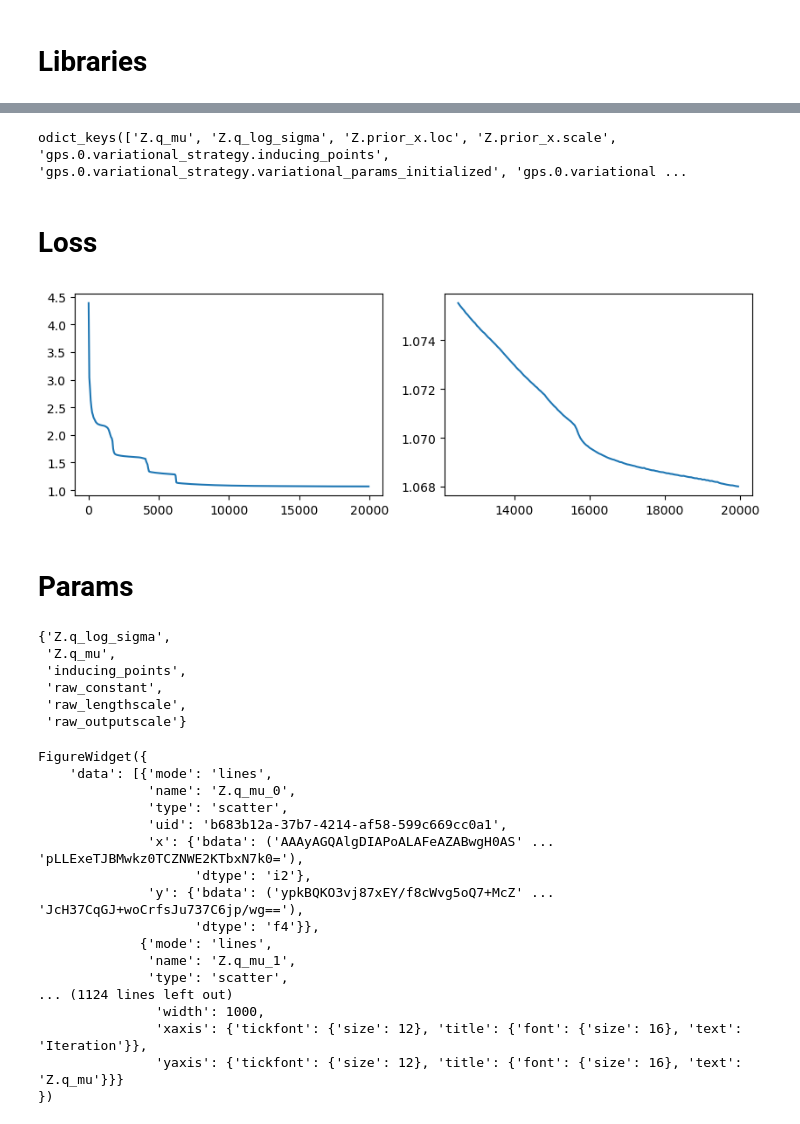
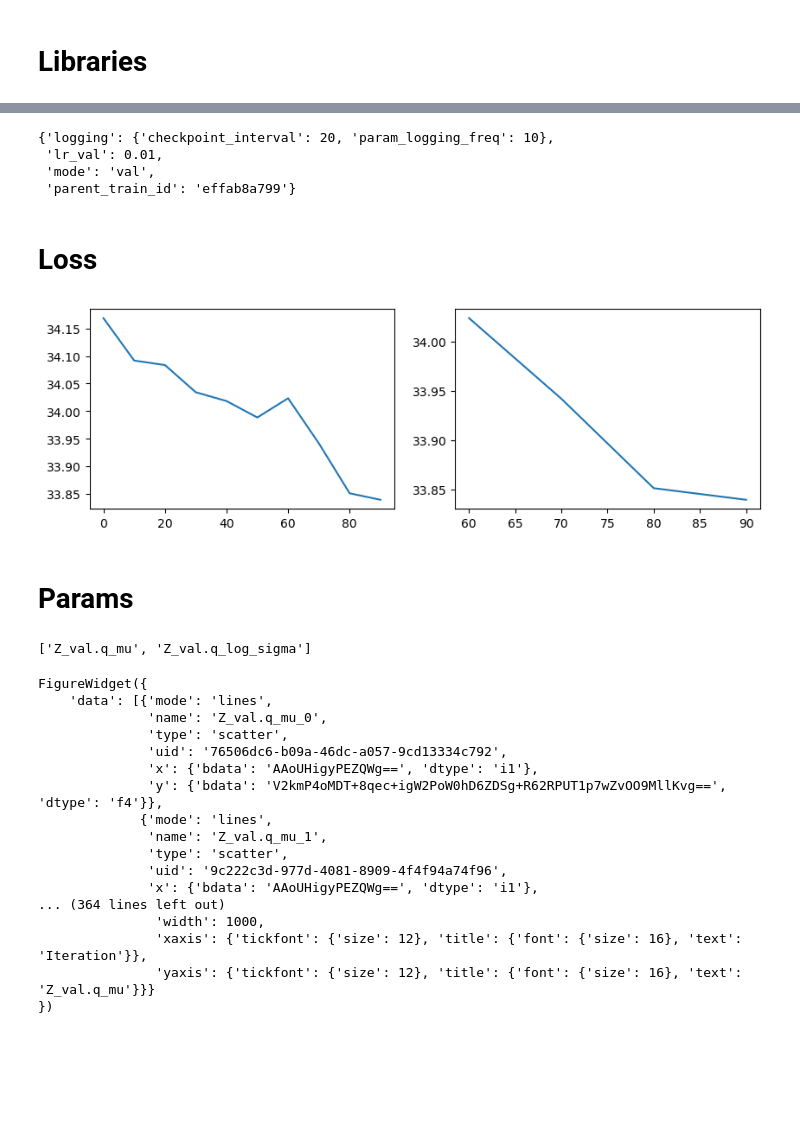
Before and after one commit to Ali-Setareh/SeqGPLVM_FEMSM, a Jupyter notebook: notebooks/model_inspection.ipynb, the cells around one changed output, grey strips where cells are left out. Saved outputs shown, nothing was run; the diff lists cells and outputs as text; code cells hidden in the pictures; blank space fills up the shorter version.

```diff
--- a/notebooks/model_inspection.ipynb
+++ b/notebooks/model_inspection.ipynb
@@ -104,61 +101,77 @@ param_hist    = extra.get("param_hist")
 actual_params = extra.get("actual_params")
 
 step = config["logging"]["param_logging_freq"]
-# %%
-payload["model_state"].keys()
-# %% [output]
-odict_keys(['Z.q_mu', 'Z.q_log_sigma', 'Z.prior_x.loc', 'Z.prior_x.scale', 'gps.0.variational_strategy.inducing_points', 'gps.0.variational_strategy.variational_params_initialized', 'gps.0.variational ...
+# %%
+model_name = "seqgplvm_val"
+train_id = df_idx.train_id.unique()[0]
+train_out = cwd / train_dir(Path(os.environ.get("FINAL_ROOT", "./results")).expanduser(), model_name, train_id)
+data_path = json.loads((train_out / "data_ref.json").read_text(encoding="utf-8"))["data_file"]
+df = pd.read_parquet(cwd/Path(data_path)/"data.parquet")
+
+ckpt_path = latest_checkpoint_path(train_out)
+payload = load_checkpoint(ckpt_path, map_location=device)
+manifest = json.loads((train_out / "manifest.json").read_text(encoding="utf-8"))
+config = json.loads((train_out / "config.json").read_text(encoding="utf-8"))
+
+extra = payload.get("extra")
+loss_list     = extra.get("loss_list")
+param_hist    = extra.get("param_hist")
+actual_params = extra.get("actual_params")
+
+step = config["logging"]["param_logging_freq"]
+# %%
+config
+# %% [output]
+{'logging': {'checkpoint_interval': 20, 'param_logging_freq': 10},
+ 'lr_val': 0.01,
+ 'mode': 'val',
+ 'parent_train_id': 'effab8a799'}
 # %% [markdown]
 # Loss
 # %%
 import matplotlib.pyplot as plt
 
-last_n_step = 150
+last_n_step = 4
 fig,ax = plt.subplots(1,2,figsize = (10,3))
 ax[0].plot(np.arange(len(loss_list)) * step , loss_list)
 ax[1].plot(range((len(loss_list)- last_n_step) * step , len(loss_list) * step , step) ,loss_list[-last_n_step:])
 plt.show()
 # %% [output]
-[figure, old version]
+[figure, new version]
 # %% [markdown]
 # Params
 # %%
-params = list(set([item.split(".")[-1] for item in param_hist.keys()]))
+specials = {"q_mu": "Z.q_mu", "q_log_sigma": "Z.q_log_sigma"}
+specials_val = {"q_mu": "Z_val.q_mu", "q_log_sigma": "Z_val.q_log_sigma"}
 
-for param in params:
-    if param in ["q_mu", "q_log_sigma"]:
-        params.remove(param)
-        param = "Z."+param
-        params.append(param)
-set(params)
+if model_name.endswith("_val"):
+    specials = specials_val
+params = [specials.get(s, s) for s in dict.fromkeys(k.rsplit('.', 1)[-1] for k in param_hist)]
+
+params
 # %% [output]
-{'Z.q_log_sigma',
- 'Z.q_mu',
- 'inducing_points',
- 'raw_constant',
- 'raw_lengthscale',
- 'raw_outputscale'}
+['Z_val.q_mu', 'Z_val.q_log_sigma']
 # %%
 from utils.inspectors import plot_param_history
 
-key = 'Z.q_mu'
+key = 'Z_val.q_mu'
 fig = plot_param_history(param_hist = param_hist, key= key, ls_num=2, x_start= 0, x_step=config["logging"]["param_logging_freq"])
 fig
 # %% [output]
 FigureWidget({
     'data': [{'mode': 'lines',
-              'name': 'Z.q_mu_0',
+              'name': 'Z_val.q_mu_0',
               'type': 'scatter',
-              'uid': 'b683b12a-37b7-4214-af58-599c669cc0a1',
-              'x': {'bdata': ('AAAyAGQAlgDIAPoALAFeAZABwgH0AS' ... 'pLLExeTJBMwkz0TCZNWE2KTbxN7k0='),
-                    'dtype': 'i2'},
-              'y': {'bdata': ('ypkBQKO3vj87xEY/f8cWvg5oQ7+McZ' ... 'JcH37CqGJ+woCrfsJu737C6jp/wg=='),
-                    'dtype': 'f4'}},
+              'uid': '76506dc6-b09a-46dc-a057-9cd13334c792',
+              'x': {'bdata': 'AAoUHigyPEZQWg==', 'dtype': 'i1'},
+              'y': {'bdata': 'V2kmP4oMDT+8qec+igW2PoW0hD6ZDSg+R62RPUT1p7wZvOO9MllKvg==', 'dtype': 'f4'}},
              {'mode': 'lines',
-              'name': 'Z.q_mu_1',
+              'name': 'Z_val.q_mu_1',
               'type': 'scatter',
-... (1124 lines left out)
+              'uid': '9c222c3d-977d-4081-8909-4f4f94a74f96',
+              'x': {'bdata': 'AAoUHigyPEZQWg==', 'dtype': 'i1'},
+... (364 lines left out)
                'width': 1000,
                'xaxis': {'tickfont': {'size': 12}, 'title': {'font': {'size': 16}, 'text': 'Iteration'}},
-               'yaxis': {'tickfont': {'size': 12}, 'title': {'font': {'size': 16}, 'text': 'Z.q_mu'}}}
+               'yaxis': {'tickfont': {'size': 12}, 'title': {'font': {'size': 16}, 'text': 'Z_val.q_mu'}}}
 })
```
Also changed, not shown: parts of 3 cells of this notebook, 2 other files.
